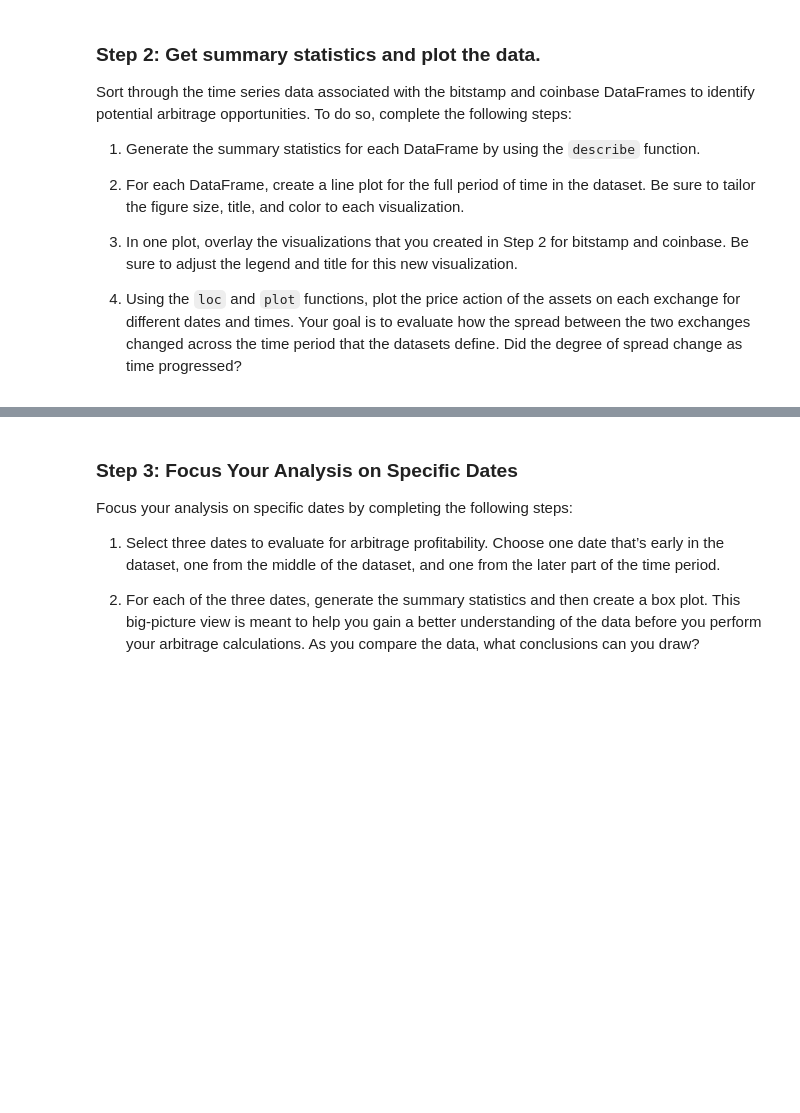
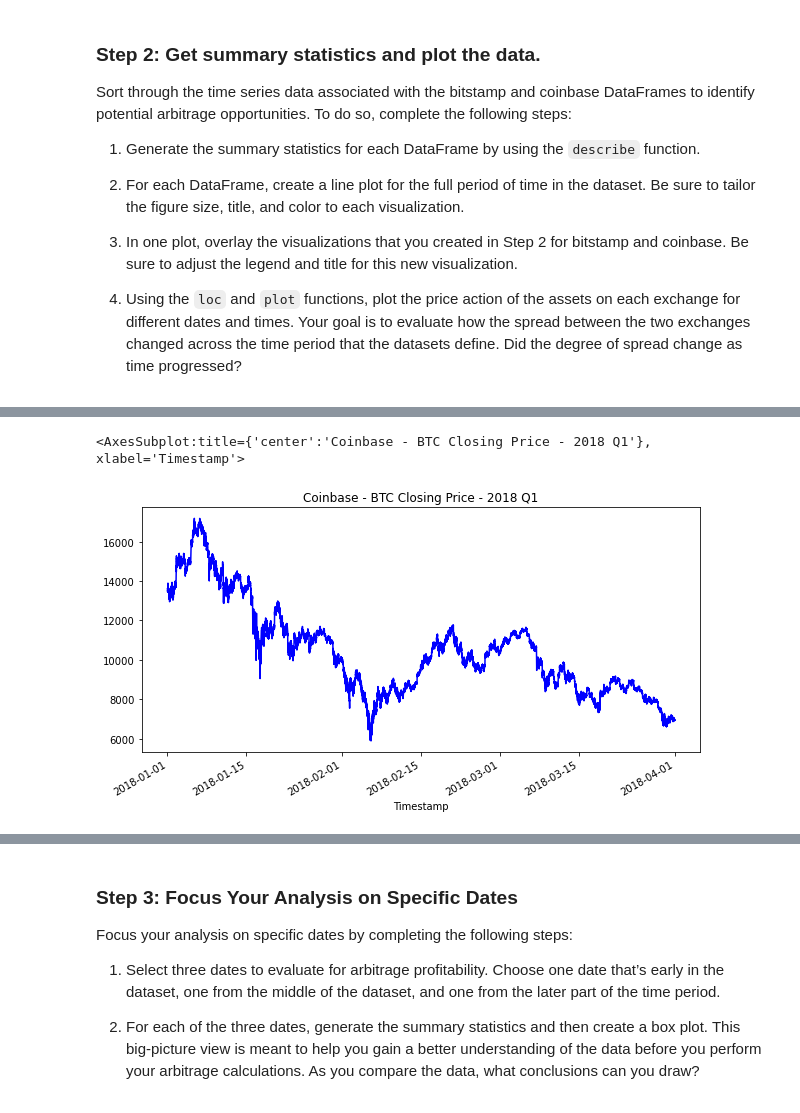
Before and after one commit to johngru/bitcoin_arbitrage_analysis, a Jupyter notebook: crypto_arbitrage.ipynb, the cells around one changed output, grey strips where cells are left out. Cells and saved outputs as stored; diff of their text form; code cells hidden in the pictures; blank space fills up the shorter version.

```diff
--- a/crypto_arbitrage.ipynb
+++ b/crypto_arbitrage.ipynb
@@ -283,6 +289,6 @@ SyntaxError: invalid syntax (Temp/ipykernel_24108/3400854444.py, line 2)
 # %%
 # Use loc or iloc to select `Timestamp (the index)` and `Close` from coinbase DataFrame
-coinbase_sliced = # YOUR CODE HERE
+coinbase_sliced = coinbase.loc[:,'Close']
 
 # Review the first five rows of the DataFrame
-# YOUR CODE HERE
+coinbase_sliced.head()
@@ -311,7 +351,13 @@ Sort through the time series data associated with the bitstamp and coinbase Data
 # %%
 # Create a line plot for the coinbase DataFrame for the full length of time in the dataset
 # Be sure that the figure size, title, and color are tailored to each visualization
-# YOUR CODE HERE
+coinbase_sliced.plot(kind='line',
+              figsize=(10,5),
+              title='Coinbase - BTC Closing Price - 2018 Q1',
+              color='blue')
+# %% [output]
+<AxesSubplot:title={'center':'Coinbase - BTC Closing Price - 2018 Q1'}, xlabel='Timestamp'>
+[figure, added]
 # %%
 # Overlay the visualizations for the bitstamp and coinbase DataFrames in one plot
 # The plot should visualize the prices over the full lenth of the dataset
```
Also changed, not shown: parts of 37 cells of this notebook.
